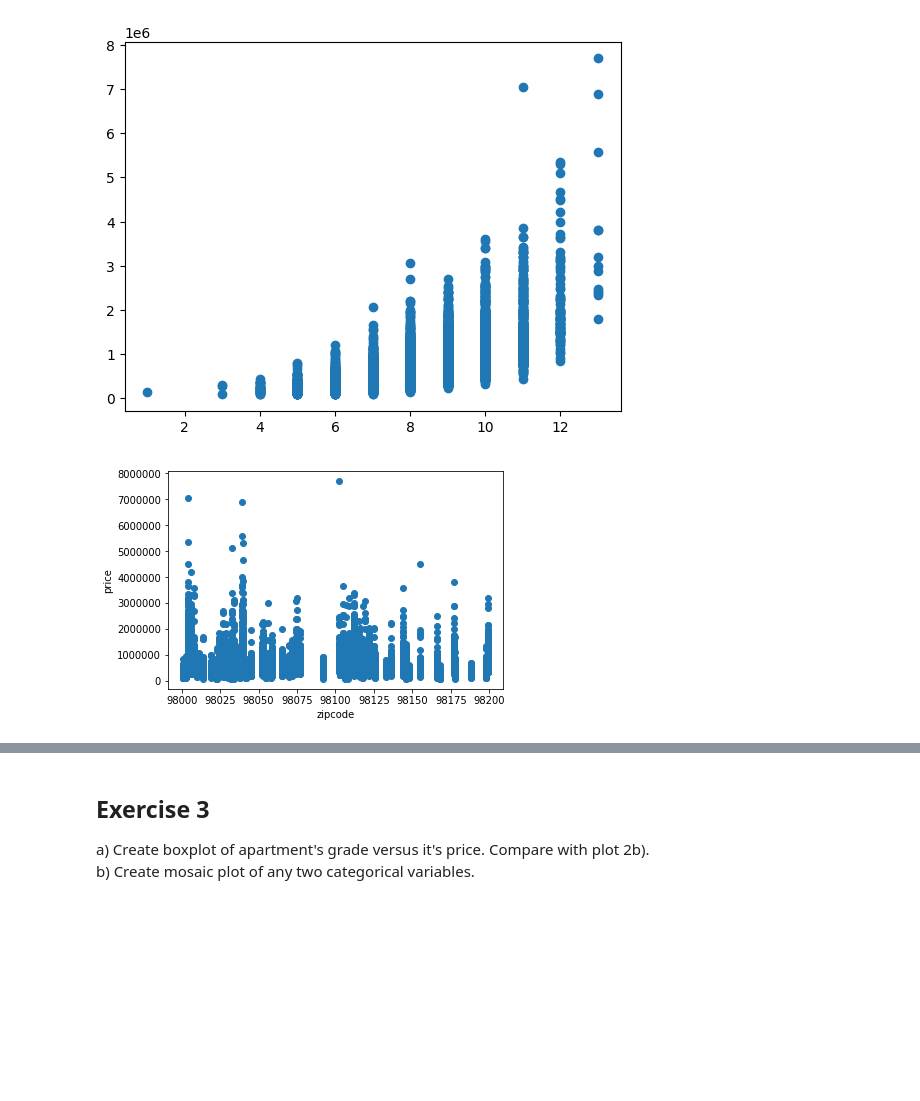
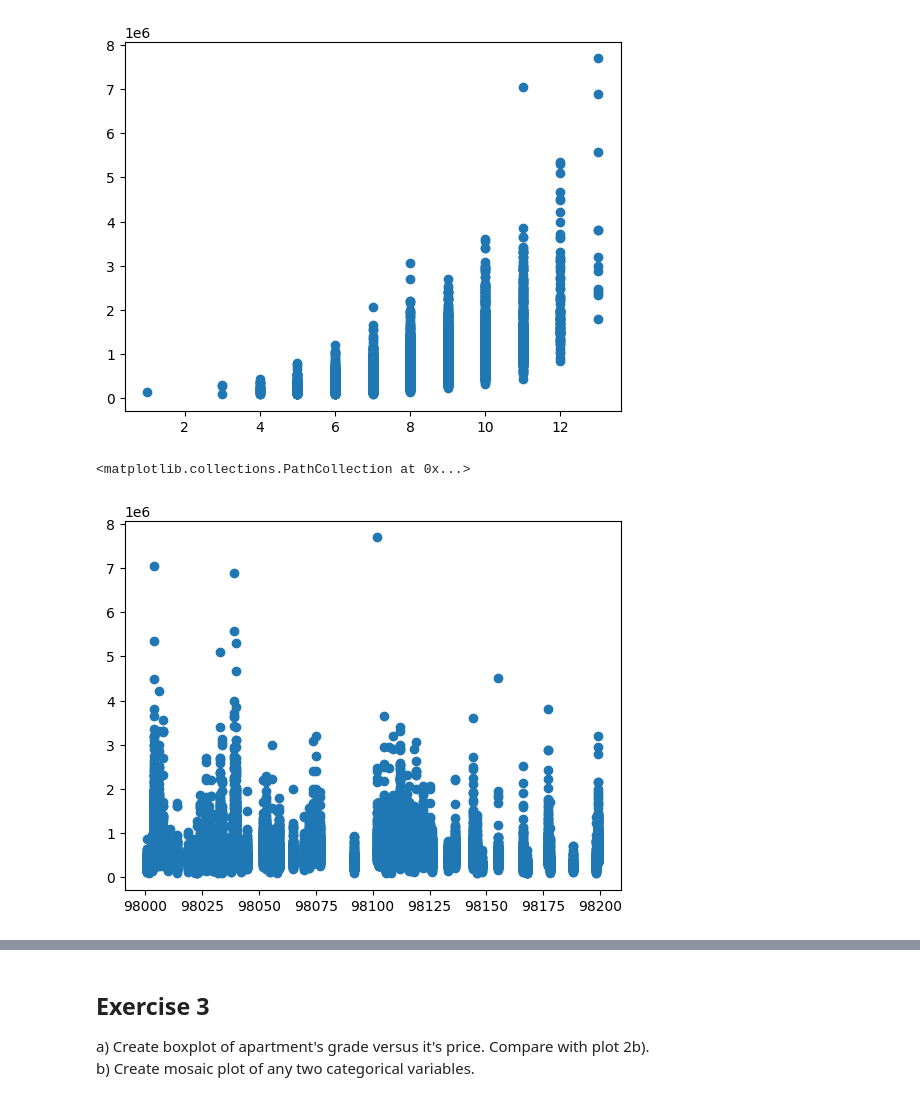
Before and after one commit to Shintenza/data-science-lectures, a Jupyter notebook: task_1/assignment_1.ipynb, the cells around one changed output, grey strips where cells are left out. Saved outputs shown, nothing was run; the diff lists cells and outputs as text; code cells hidden in the pictures; blank space fills up the shorter version.

```diff
--- a/task_1/assignment_1.ipynb
+++ b/task_1/assignment_1.ipynb
@@ -81,5 +81,7 @@ plt.scatter(df["grade"], df["price"])
 # %%
 #c)
 #Your code:
+plt.scatter(df["zipcode"], df['price'])
 # %% [output]
+<matplotlib.collections.PathCollection at 0x...>
-[figure, old version]
+[figure, new version]
```
Also changed, not shown: parts of 2 cells of this notebook.
